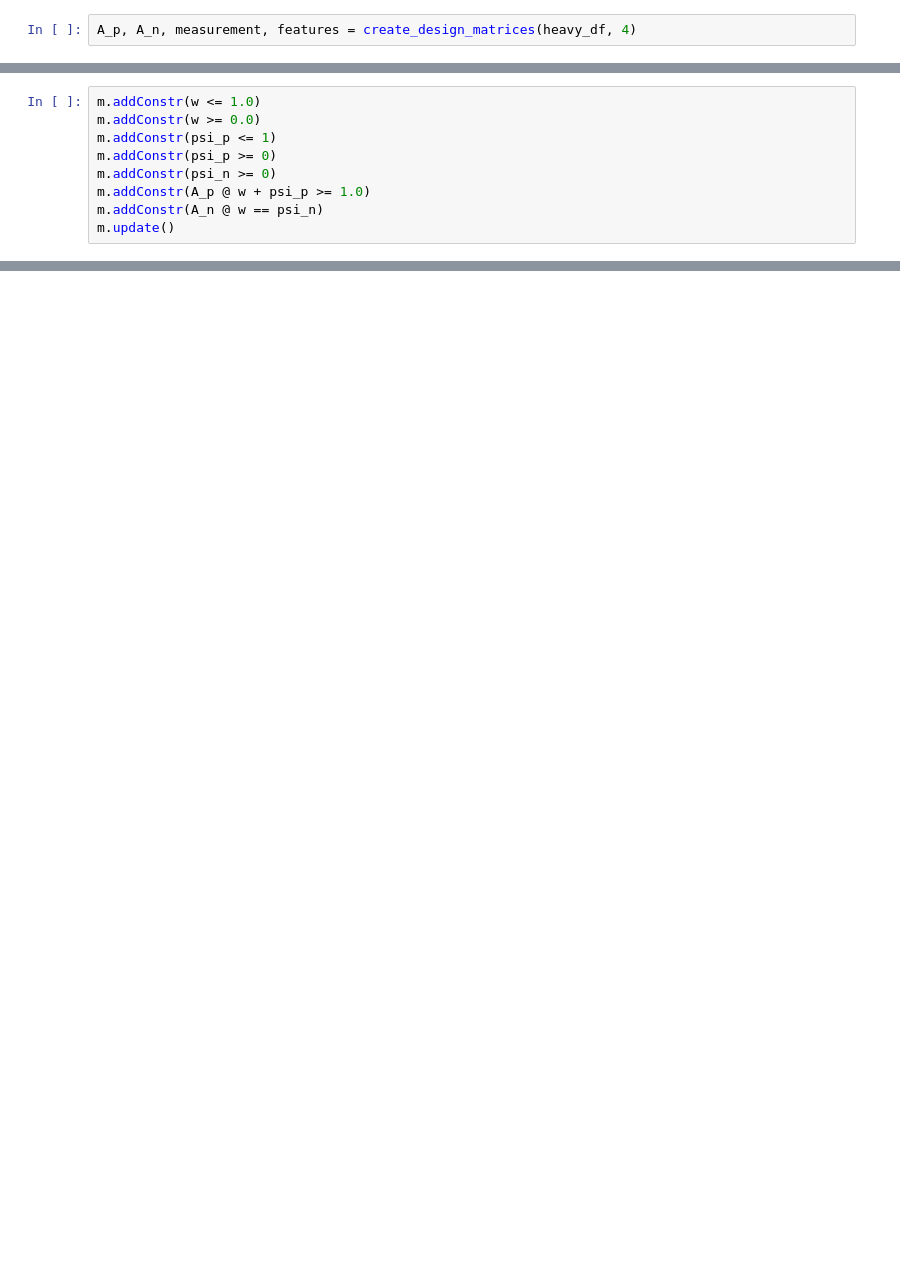
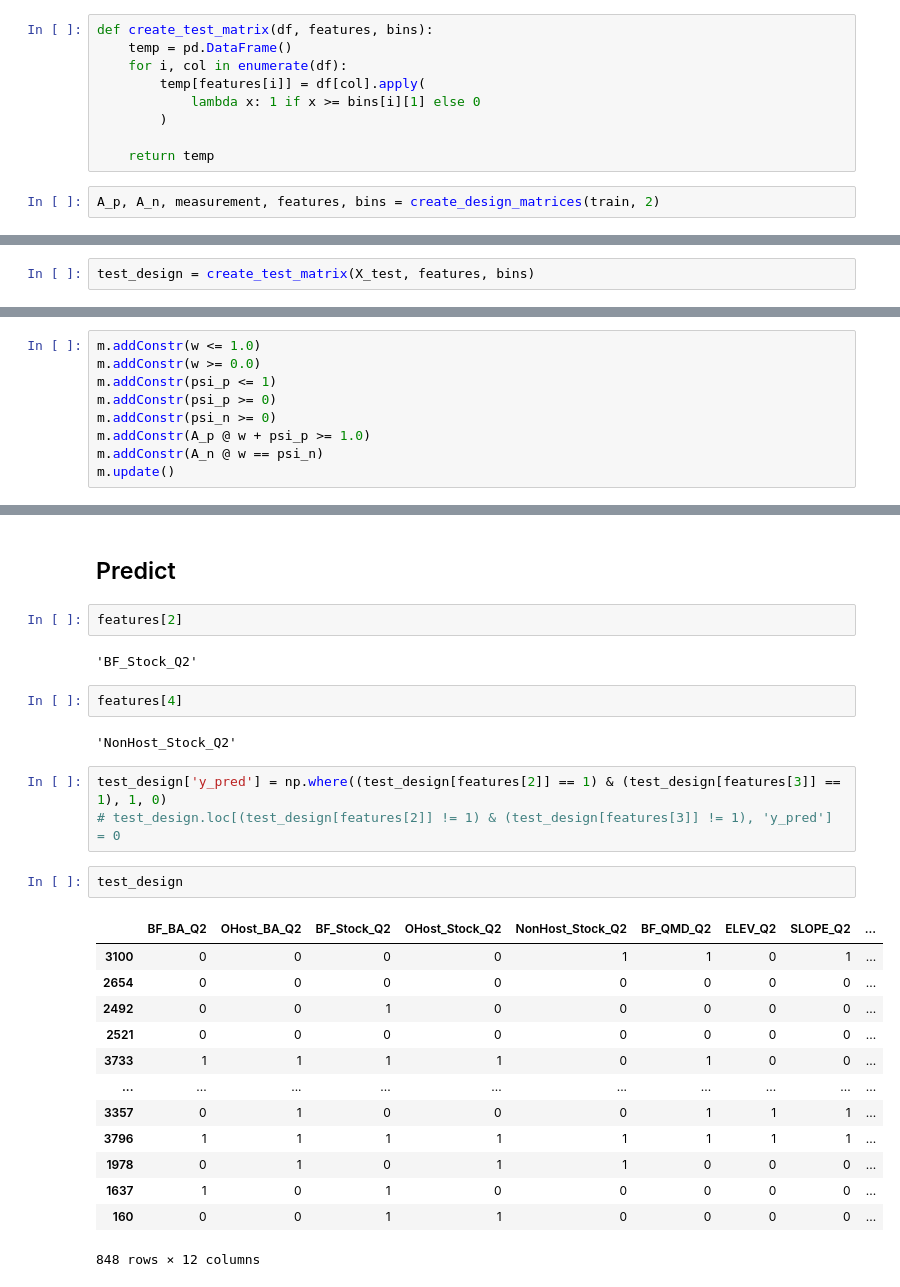
Before and after one commit to sms1097/Carbon-Emissions-Budworm, a Jupyter notebook: Rule Learning/Model 1.ipynb, the cells around one changed output, grey strips where cells are left out. Cells and saved outputs as stored; diff of their text form; blank space fills up the shorter version.

```diff
--- a/Rule Learning/Model 1.ipynb
+++ b/Rule Learning/Model 1.ipynb
@@ -125,2 +154,11 @@ def create_design_matrices(df, quantiles):
+# %%
+def create_test_matrix(df, features, bins):
+    temp = pd.DataFrame()
+    for i, col in enumerate(df):
+        temp[features[i]] = df[col].apply(
+            lambda x: 1 if x >= bins[i][1] else 0
+        )
+
+    return temp
 # %%
-A_p, A_n, measurement, features = create_design_matrices(heavy_df, 4)
+A_p, A_n, measurement, features, bins = create_design_matrices(train, 2)
@@ -153,0 +165,2 @@ pd.DataFrame(A_p, columns=features)
+# %%
+test_design = create_test_matrix(X_test, features, bins)
@@ -265 +252,30 @@ for i in range(measurement.shape[1]):
 None
+# %% [markdown]
+## Predict
+# %%
+features[2]
+# %% [output]
+'BF_Stock_Q2'
+# %%
+features[4]
+# %% [output]
+'NonHost_Stock_Q2'
+# %%
+test_design['y_pred'] = np.where((test_design[features[2]] == 1) & (test_design[features[3]] == 1), 1, 0)
+# test_design.loc[(test_design[features[2]] != 1) & (test_design[features[3]] != 1), 'y_pred'] = 0
+# %%
+test_design
+# %% [output]
+|  | BF_BA_Q2 | OHost_BA_Q2 | BF_Stock_Q2 | OHost_Stock_Q2 | NonHost_Stock_Q2 | BF_QMD_Q2 | ELEV_Q2 | SLOPE_Q2 | ... |
+| 3100 | 0 | 0 | 0 | 0 | 1 | 1 | 0 | 1 | ... |
+| 2654 | 0 | 0 | 0 | 0 | 0 | 0 | 0 | 0 | ... |
+| 2492 | 0 | 0 | 1 | 0 | 0 | 0 | 0 | 0 | ... |
+| 2521 | 0 | 0 | 0 | 0 | 0 | 0 | 0 | 0 | ... |
+| 3733 | 1 | 1 | 1 | 1 | 0 | 1 | 0 | 0 | ... |
+| ... | ... | ... | ... | ... | ... | ... | ... | ... | ... |
+| 3357 | 0 | 1 | 0 | 0 | 0 | 1 | 1 | 1 | ... |
+| 3796 | 1 | 1 | 1 | 1 | 1 | 1 | 1 | 1 | ... |
+| 1978 | 0 | 1 | 0 | 1 | 1 | 0 | 0 | 0 | ... |
+| 1637 | 1 | 0 | 1 | 0 | 0 | 0 | 0 | 0 | ... |
+| 160 | 0 | 0 | 1 | 1 | 0 | 0 | 0 | 0 | ... |
+848 rows × 12 columns
```
Also changed, not shown: parts of 33 cells of this notebook.
